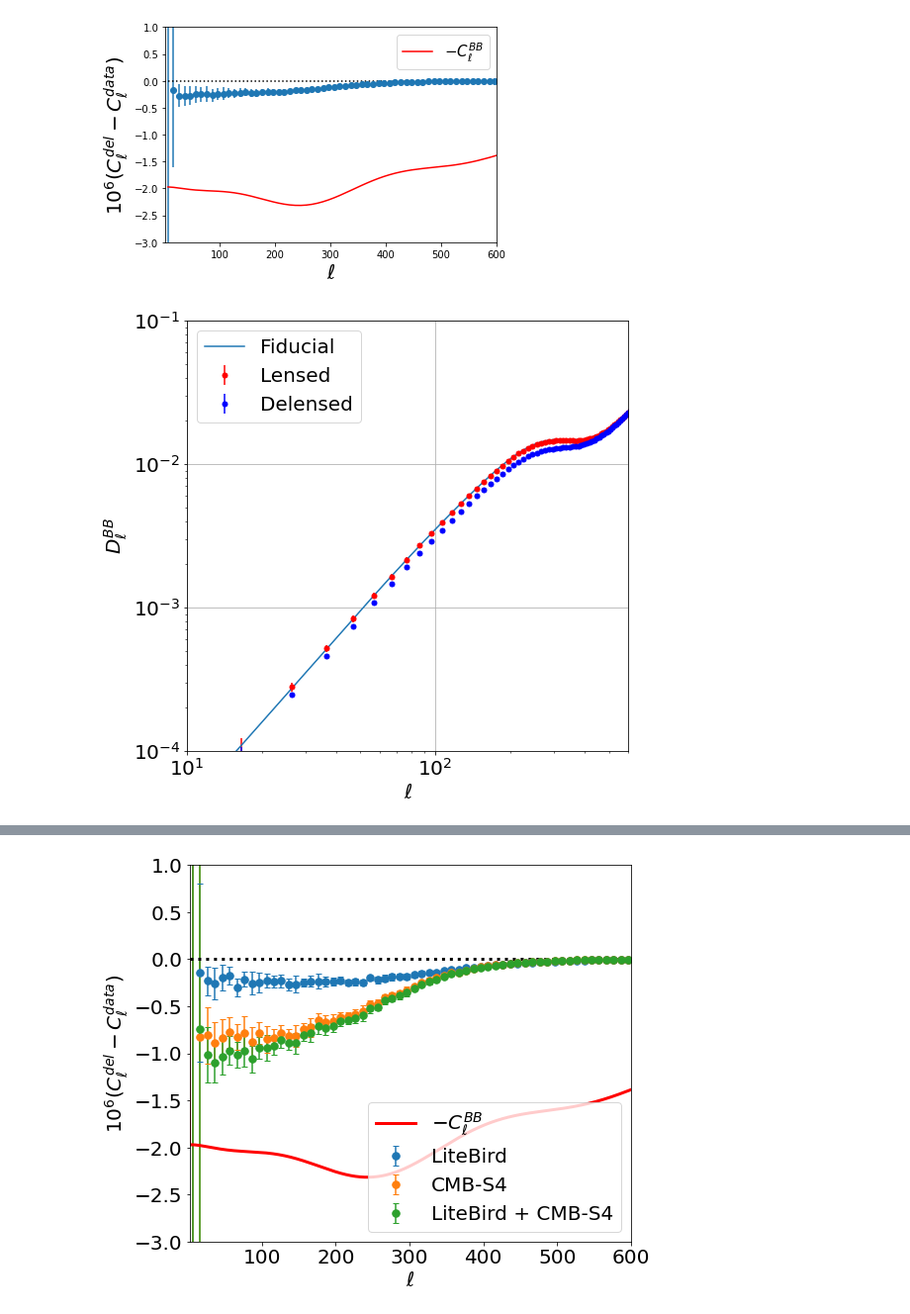
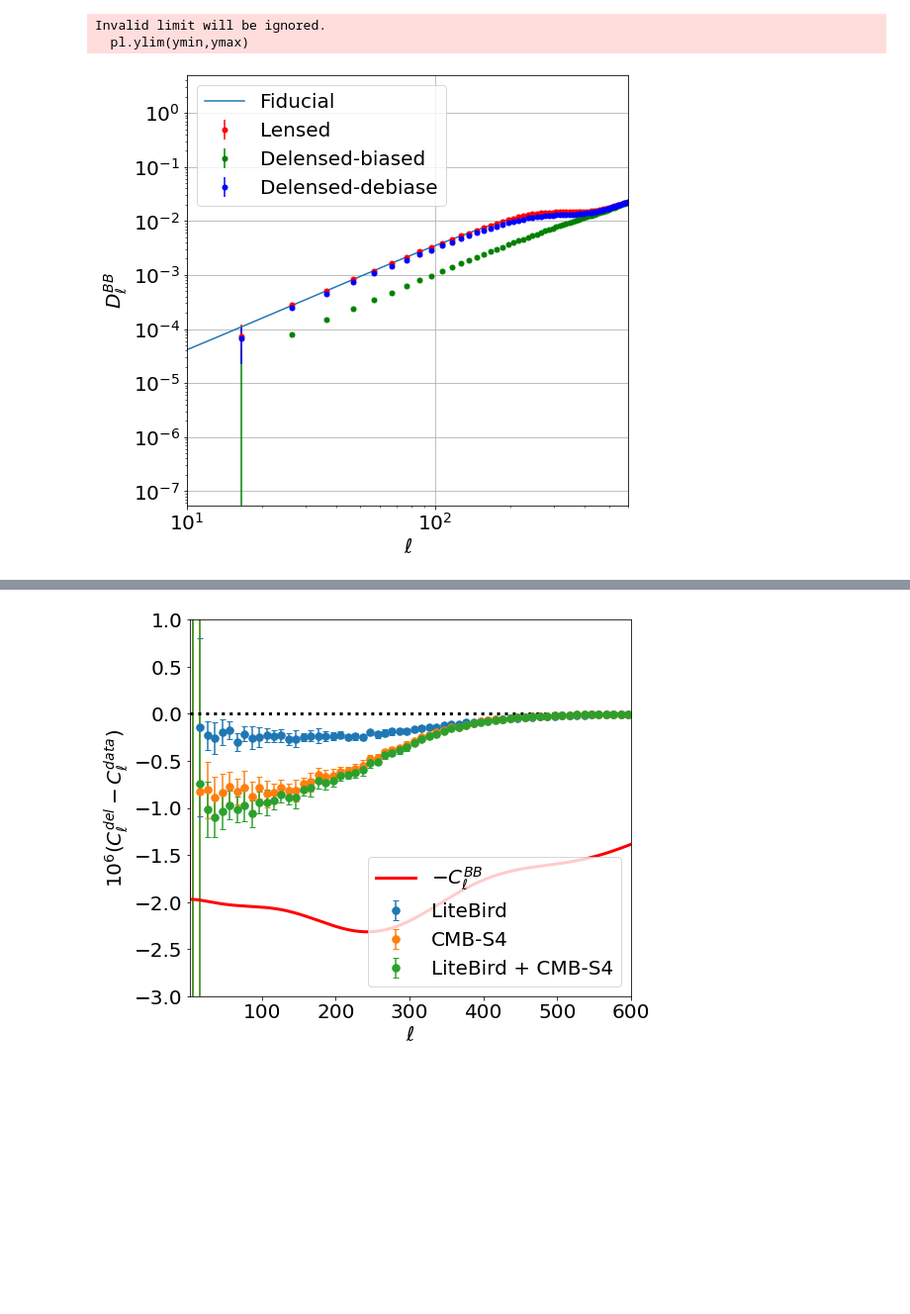
Before and after one commit to antolonappan/s4bird, a Jupyter notebook: Notebooks/z_LB_delensing.ipynb, the cells around one changed output, grey strips where cells are left out. Shown: that part at 99% size. Drawn from its saved outputs; the diff is of its cells as text; code cells hidden in the pictures; blank space fills up the shorter version.

```diff
--- a/Notebooks/z_LB_delensing.ipynb
+++ b/Notebooks/z_LB_delensing.ipynb
@@ -19,11 +28,9 @@ Workspace intializing from /global/cscratch1/sd/lonappan/S4BIRD/LiteBird/RS/Pseu
 # %%
-method.eff_lib.plot_spectrum_difference(600)
+method.eff_lib.plot_stat(600,ymax=0)
 # %% [output]
+Invalid limit will be ignored.
+  pl.ylim(ymin,ymax)
-[figure, old version]
+[figure, new version]
-# %%
-method.eff_lib.plot_stat(600,ymin=10e-5,ymax=10e-2)
-# %% [output]
-[figure, removed]
 # %%
 method.eff_lib.fit_efficency(20,200)
 # %% [output]
```
Also changed, not shown: parts of 3 cells of this notebook, 19 other files.
